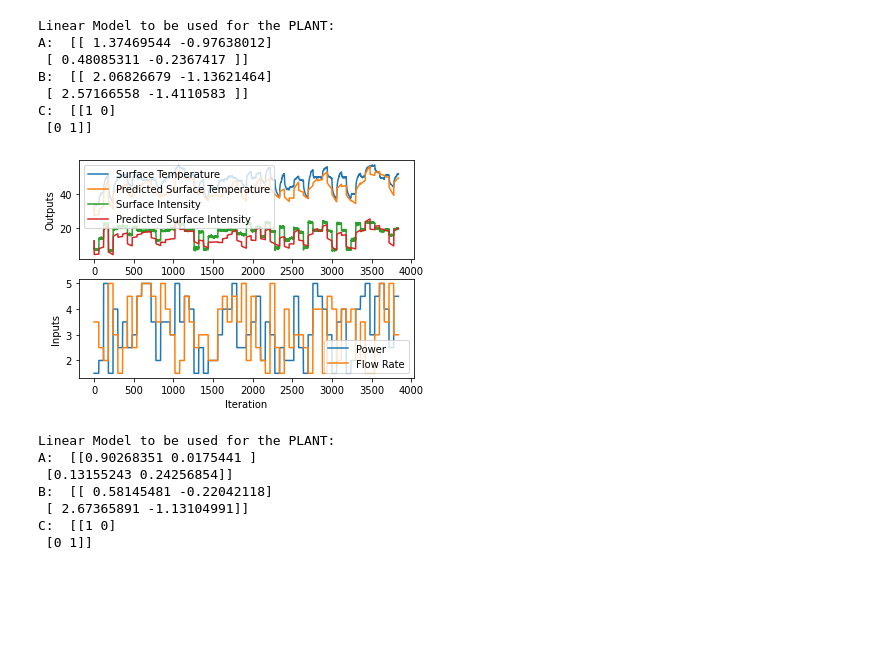
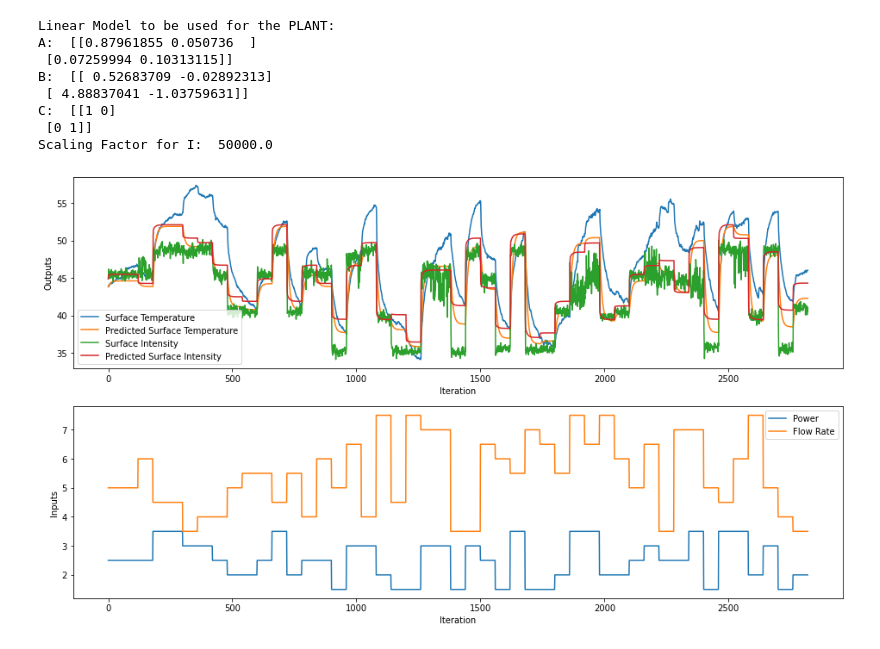
Before and after one commit to kchan45/BO4Policy_Search_Plasma, a Jupyter notebook: model/data_view.ipynb, the cells around one changed output. Drawn from its saved outputs; the diff is of its cells as text; code cells hidden in the pictures; blank space fills up the shorter version.

```diff
--- a/model/data_view.ipynb
+++ b/model/data_view.ipynb
@@ -6,10 +15,10 @@ from scipy import io
 # %%
-## load data
-# 2020 data
-data = pd.read_csv('2020_12_07_17h05m08s_systemIdentOutputs.csv')
+## load open loop data
+data = pd.read_csv('2021_06_08_15h57m55s_dataCollectionOL.csv')
 print(data)
 data = data.to_numpy()
 print(data)
+I_scaled = False
 
 # scale I to Ts range
 Imin = np.min(data[:,1])
@@ -37,7 +46,6 @@ ax.set_ylabel('Inputs')
 ax.legend()
 plt.show()
 
-data[:,1] = data[:,1]/10
 fig = plt.figure()
 ax = fig.add_subplot(111)
 ax.plot(data[:,1], label='Surface Intensity')
@@ -92,16 +106,16 @@ uss:  [1.5 1.5]
 # %%
+## make predictions and evaluate model
 Nsim = len(data[:,0])-1
 Ypred = np.zeros_like(data[:,:2])
 Ypred[0,:] = np.ravel(data[0,:2]-xss)
 for k in range(Nsim):
     x = Ypred[k,:].reshape(-1,1)
-    u = data[k,2:].reshape(-1,1)
+    u = (data[k,2:]-uss).reshape(-1,1)
 
     Ypred[k+1,:] = np.ravel(A@x+B@u)
 
-
 # plot to visualize data
-fig = plt.figure()
+fig = plt.figure(figsize=(12,4))
 ax = fig.add_subplot(211)
 ax.plot(data[:,0], label='Surface Temperature')
 ax.plot(Ypred[:,0]+xss[0], label='Predicted Surface Temperature')
@@ -186,74 +202,59 @@ plt.show()
 # %%
 ## load system matrices from Data model ID
-# model identified using ssest
-model = io.loadmat('APPJmodel_2021_06_08_15h57m55s.mat') # 2021 data
+model = io.loadmat('APPJmodel_2022_09_22_17h28m06s.mat')
 Ap = model['A']
 Bp = model['B']
 Cp = model['C']
-xssp = np.ravel(model['yss']) # [Ts; I] # 2021 data
-ussp = np.ravel(model['uss']) # [P; q] # 2021 data
+xssp = np.ravel(model['yss']) # [Ts; I]
+ussp = np.ravel(model['uss']) # [P; q]
 print('Linear Model to be used for the PLANT:')
 print('A: ', Ap)
 print('B: ', Bp)
 print('C: ', Cp)
+I_scale_factor = float(model['dataInfo']['InormFactor'])
+print('Scaling Factor for I: ', I_scale_factor)
+if not I_scaled:
+    data[:,1] /= I_scale_factor # scale I before plotting with model predictions
+    I_scaled = True
 # %% [output]
 Linear Model to be used for the PLANT:
-A:  [[ 1.37469544 -0.97638012]
- [ 0.48085311 -0.2367417 ]]
-B:  [[ 2.06826679 -1.13621464]
- [ 2.57166558 -1.4110583 ]]
+A:  [[0.87961855 0.050736  ]
+ [0.07259994 0.10313115]]
+B:  [[ 0.52683709 -0.02892313]
+ [ 4.88837041 -1.03759631]]
 C:  [[1 0]
  [0 1]]
+Scaling Factor for I:  50000.0
 # %%
-Nsim = len(data_2021[:,0])-1
-Ypred = np.zeros_like(data_2021[:,:2])
-Ypred[0,:] = np.ravel(data_2021[0,:2]-xssp)
+start_k = 120
+Nsim = len(data[start_k:,0])-1
+Ypred = np.zeros_like(data[start_k:,:2])
+Ypred[0,:] = np.ravel(data[start_k,:2]-xssp)
 for k in range(Nsim):
     x = Ypred[k,:].reshape(-1,1)
-    u = data_2021[k,2:].reshape(-1,1)
+    u = (data[start_k+k,2:]-ussp).reshape(-1,1)
 
     Ypred[k+1,:] = np.ravel(Ap@x+Bp@u)
 
 
 # plot to visualize data
-fig = plt.figure()
+fig = plt.figure(figsize=(16,9))
 ax = fig.add_subplot(211)
-ax.plot(data_2021[:,0], label='Surface Temperature')
+ax.plot(data[start_k:,0], label='Surface Temperature')
 ax.plot(Ypred[:,0]+xssp[0], label='Predicted Surface Temperature')
-ax.plot(data_2021[:,1], label='Surface Intensity')
+ax.plot(data[start_k:,1], label='Surface Intensity')
 ax.plot(Ypred[:,1]+xssp[1], label='Predicted Surface Intensity')
 ax.set_xlabel('Iteration')
 ax.set_ylabel('Outputs')
 # ax.set_title('Outputs')
 ax.legend()
 ax = fig.add_subplot(212)
-ax.plot(data_2021[:,2], label='Power')
-ax.plot(data_2021[:,3], label='Flow Rate')
+ax.plot(data[start_k:,2], label='Power')
+ax.plot(data[start_k:,3], label='Flow Rate')
 ax.set_xlabel('Iteration')
 ax.set_ylabel('Inputs')
 # ax.set_title('Inputs')
 ax.legend()
 plt.show()
 # %% [output]
-[figure, old version]
+[figure, new version]
-# %%
-## load system matrices from Data model ID
-# model identified using n4sid
-model = io.loadmat('APPJmodel_2021_06_08_15h57m55s_n4sid.mat') # 2021 data
-Ap1 = model['A']
-Bp1 = model['B']
-Cp1 = model['C']
-xssp1 = np.ravel(model['yss']) # [Ts; I] # 2021 data
-ussp1 = np.ravel(model['uss']) # [P; q] # 2021 data
-print('Linear Model to be used for the PLANT:')
-print('A: ', Ap1)
-print('B: ', Bp1)
-print('C: ', Cp1)
-# %% [output]
-Linear Model to be used for the PLANT:
-A:  [[0.90268351 0.0175441 ]
- [0.13155243 0.24256854]]
-B:  [[ 0.58145481 -0.22042118]
- [ 2.67365891 -1.13104991]]
-C:  [[1 0]
- [0 1]]
```
Also changed, not shown: parts of 13 cells of this notebook, 2 other files.
